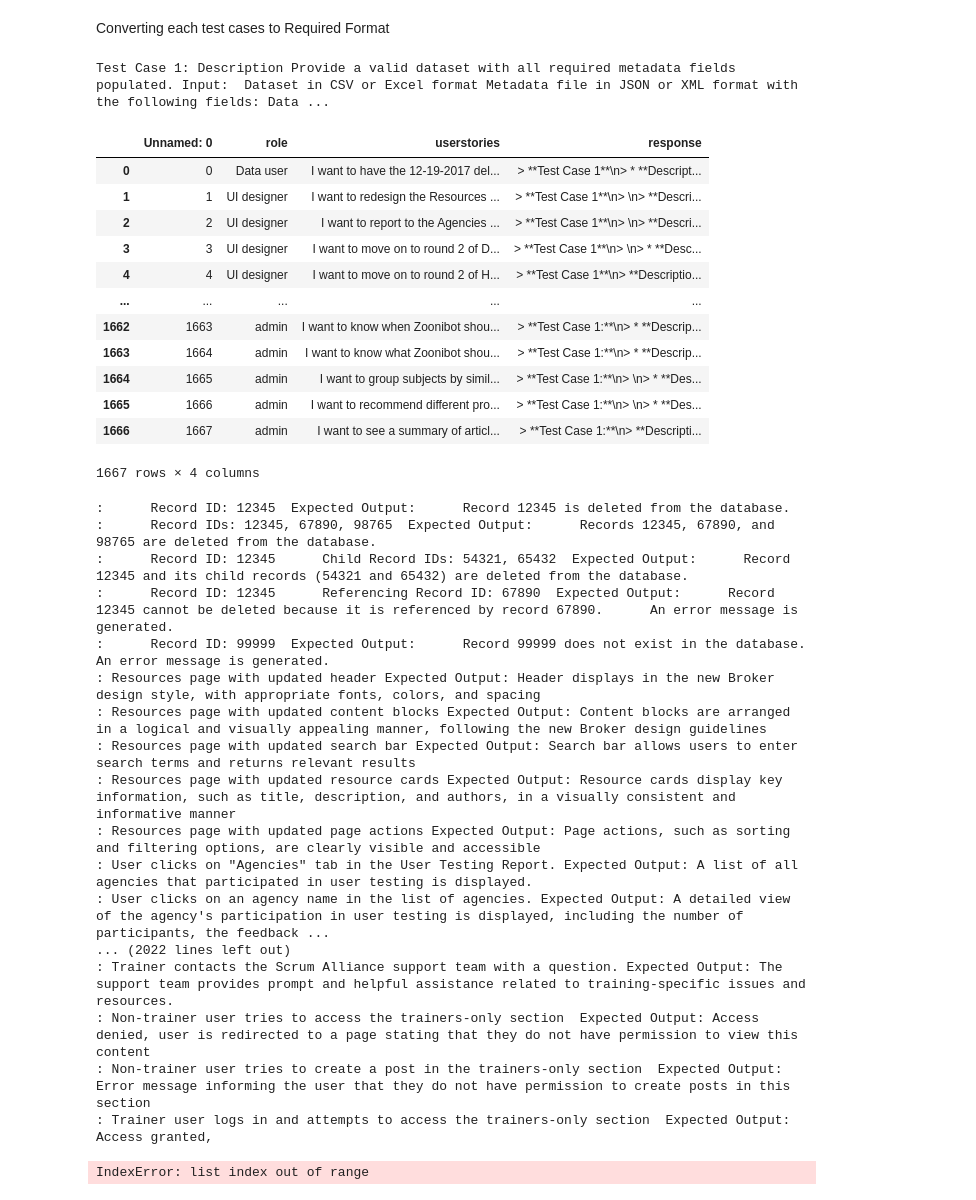
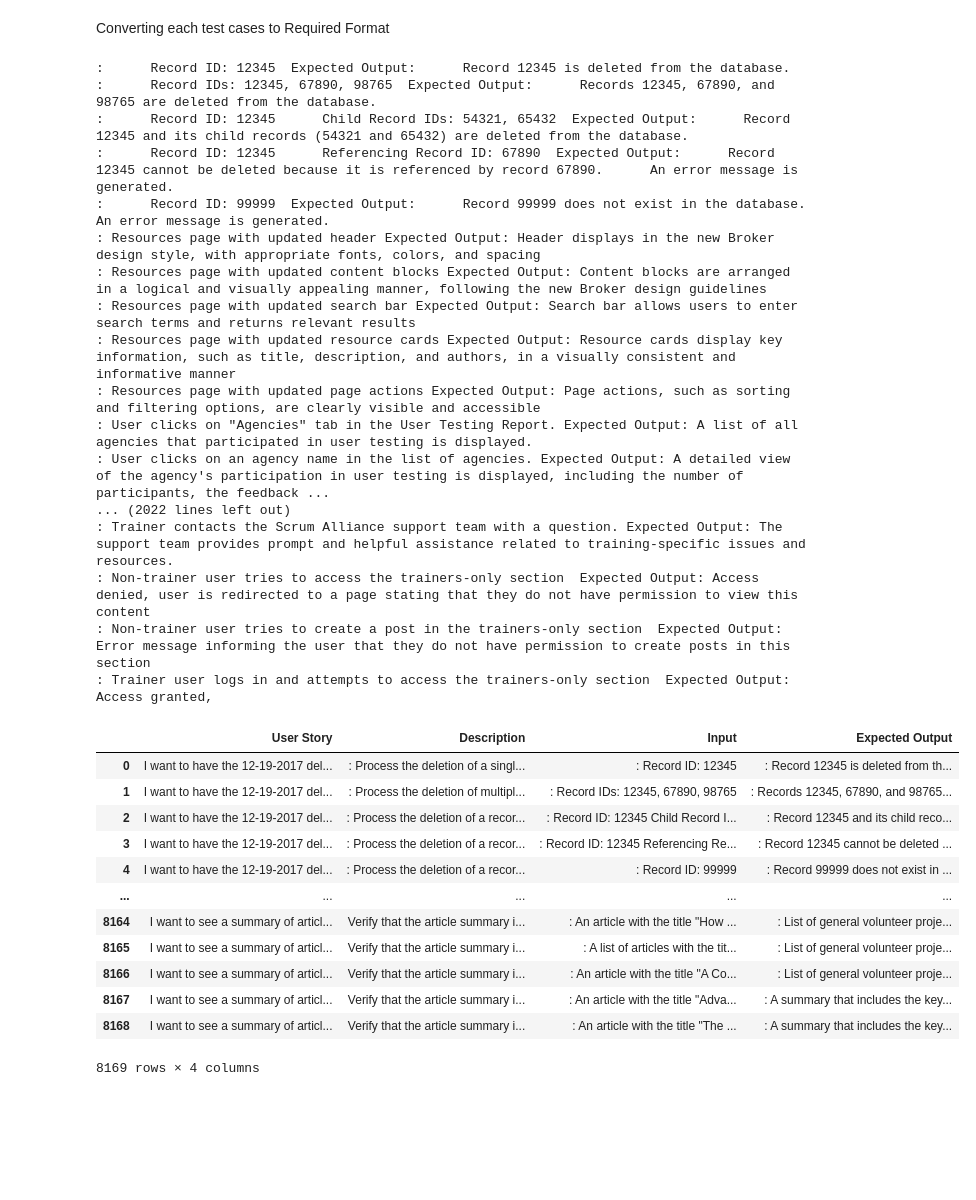
Before and after one commit to BharanikumaranM/Test-Case-Generation, a Jupyter notebook: reformat.ipynb, the cells around one changed output. Drawn from its saved outputs; the diff is of its cells as text; code cells hidden in the pictures; blank space fills up the shorter version.

```diff
--- a/reformat.ipynb
+++ b/reformat.ipynb
@@ -61,52 +69,22 @@ def toDataFrame(res,userstories):
     return data
 # %%
 data = pd.DataFrame(columns=["User Story","Description","Input","Expected Output"])
-# %%
-input_string = df['response'][702]
-user_story = df['userstories'][702]
-input_string = toString(input_string)
-
-print(toString(input_string))
-data[len(data)] = toDataFrame(input_string,user_story)
-# %% [output]
-Test Case 1: Description Provide a valid dataset with all required metadata fields populated. Input:  Dataset in CSV or Excel format Metadata file in JSON or XML format with the following fields: Data ...
-# %%
-df
-# %% [output]
-|  | Unnamed: 0 | role | userstories | response |
-| 0 | 0 | Data user | I want to have the 12-19-2017 del... | > **Test Case 1**\n> * **Descript... |
-| 1 | 1 | UI designer | I want to redesign the Resources ... | > **Test Case 1**\n> \n> **Descri... |
-| 2 | 2 | UI designer | I want to report to the Agencies ... | > **Test Case 1**\n> \n> **Descri... |
-| 3 | 3 | UI designer | I want to move on to round 2 of D... | > **Test Case 1**\n> \n> * **Desc... |
-| 4 | 4 | UI designer | I want to move on to round 2 of H... | > **Test Case 1**\n> **Descriptio... |
-| ... | ... | ... | ... | ... |
-| 1662 | 1663 | admin | I want to know when Zoonibot shou... | > **Test Case 1:**\n> * **Descrip... |
-| 1663 | 1664 | admin | I want to know what Zoonibot shou... | > **Test Case 1:**\n> * **Descrip... |
-| 1664 | 1665 | admin | I want to group subjects by simil... | > **Test Case 1:**\n> \n> * **Des... |
-| 1665 | 1666 | admin | I want to recommend different pro... | > **Test Case 1:**\n> \n> * **Des... |
-| 1666 | 1667 | admin | I want to see a summary of articl... | > **Test Case 1:**\n> **Descripti... |
-1667 rows × 4 columns
 # %%
 excel_file = 'train.xlsx'
 df = pd.read_excel(excel_file)
 # %%
+# Initialize lists to store data
+descriptions = []
+inputs = []
+expected_outputs = []
+story =[]
 for index, row in df.iterrows():
-
     user_story = df['userstories'][index]
     input_string = df['response'][index]
     input_string = toString(input_string)
-    #data = data.concat([data,toDataFrame(input_string,user_story,data)],ignore_index = True)
-    # data.loc[len(df)] = toDataFrame(input_string,user_story,data)
-    # print(data)
 
     # Split the string into individual test cases
     test_cases = input_string.split("Test Case")[1:]
-
-    # Initialize lists to store data
-    descriptions = []
-    inputs = []
-    expected_outputs = []
-
     # Extract information for each test case
     for test_case in test_cases:
         parts = test_case.split("Description")
@@ -121,13 +99,14 @@ for index, row in df.iterrows():
                 if "Expected Output" in test_case:
                     expected_output = input_part.split("Expected Output")[1].strip()
                     # print(index+1)
+                story.append(user_story)
                 descriptions.append(description)
                 inputs.append(input_data)
                 expected_outputs.append(expected_output)
 
     # Create a dataframe
     data = {
-        "User Story":user_story,
+        "User Story":story,
         "Description": descriptions,
         "Input": inputs,
         "Expected Output": expected_outputs
@@ -150,6 +129,20 @@ for index, row in df.iterrows():
 : Non-trainer user tries to access the trainers-only section  Expected Output: Access denied, user is redirected to a page stating that they do not have permission to view this content
 : Non-trainer user tries to create a post in the trainers-only section  Expected Output: Error message informing the user that they do not have permission to create posts in this section
 : Trainer user logs in and attempts to access the trainers-only section  Expected Output: Access granted,
-IndexError: list index out of range
 # %%
 d = pd.DataFrame(data)
+d
+# %% [output]
+|  | User Story | Description | Input | Expected Output |
+| 0 | I want to have the 12-19-2017 del... | : Process the deletion of a singl... | : Record ID: 12345 | : Record 12345 is deleted from th... |
+| 1 | I want to have the 12-19-2017 del... | : Process the deletion of multipl... | : Record IDs: 12345, 67890, 98765 | : Records 12345, 67890, and 98765... |
+| 2 | I want to have the 12-19-2017 del... | : Process the deletion of a recor... | : Record ID: 12345 Child Record I... | : Record 12345 and its child reco... |
+| 3 | I want to have the 12-19-2017 del... | : Process the deletion of a recor... | : Record ID: 12345 Referencing Re... | : Record 12345 cannot be deleted ... |
+| 4 | I want to have the 12-19-2017 del... | : Process the deletion of a recor... | : Record ID: 99999 | : Record 99999 does not exist in ... |
+| ... | ... | ... | ... | ... |
+| 8164 | I want to see a summary of articl... | Verify that the article summary i... | : An article with the title "How ... | : List of general volunteer proje... |
+| 8165 | I want to see a summary of articl... | Verify that the article summary i... | : A list of articles with the tit... | : List of general volunteer proje... |
+| 8166 | I want to see a summary of articl... | Verify that the article summary i... | : An article with the title "A Co... | : List of general volunteer proje... |
+| 8167 | I want to see a summary of articl... | Verify that the article summary i... | : An article with the title "Adva... | : A summary that includes the key... |
+| 8168 | I want to see a summary of articl... | Verify that the article summary i... | : An article with the title "The ... | : A summary that includes the key... |
+8169 rows × 4 columns
```
Also changed, not shown: parts of 3 cells of this notebook.
